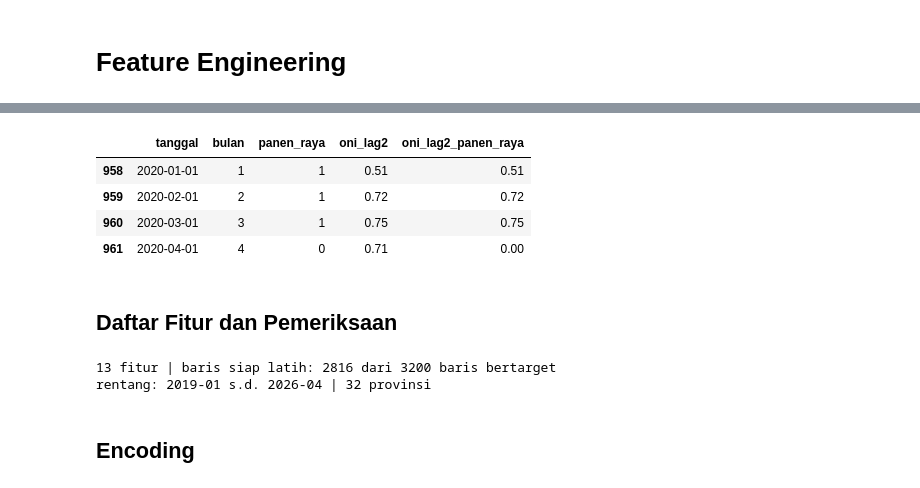
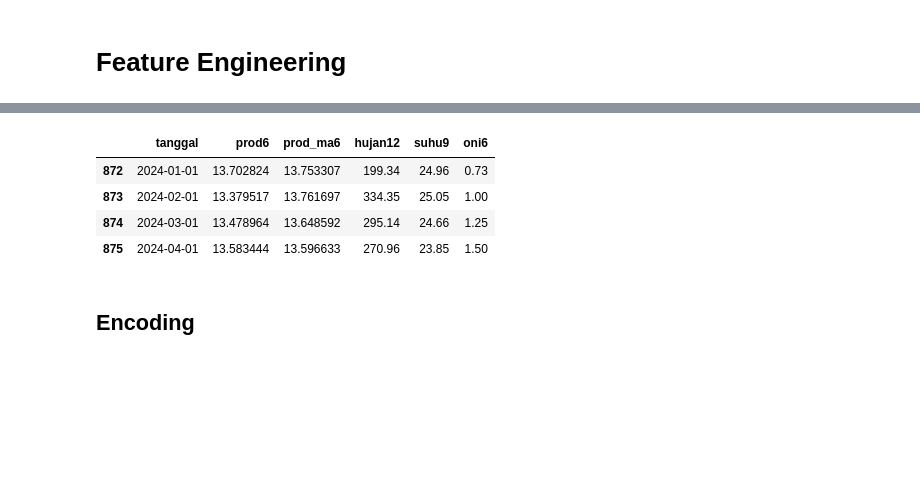
Before and after one commit to HaikalFrds/Indonesia_Rice_Early_Warning, a Jupyter notebook: notebooks/main.ipynb, the cells around one changed output, grey strips where cells are left out. Drawn from its saved outputs; the diff is of its cells as text; code cells hidden in the pictures; blank space fills up the shorter version.

```diff
--- a/notebooks/main.ipynb
+++ b/notebooks/main.ipynb
@@ -509,6 +590,5 @@ model.loc[CONTOH, ["tanggal", "curah_hujan_mm", "hujan3"]].head(4)
 # %%
-model["produksi_lag6"] = lag("produksi_realisasi", LAG_PRODUKSI)
-model["produksi_lag12"] = lag("produksi_realisasi", 12)
+model["vol6"] = model.groupby("provinsi").lharga.transform(lambda s: s.diff().rolling(6).std())
 
-model.loc[CONTOH, KOLOM_CONTOH + ["produksi_lag6", "produksi_lag12"]].head(4)
+model.loc[CONTOH, ["tanggal", "ret1", "vol6"]].head(4)
 # %% [output]
@@ -522,8 +611,6 @@ model.loc[CONTOH, KOLOM_CONTOH + ["produksi_lag6", "produksi_lag12"]].head(4)
 # %%
-model["produksi_rata6_lag6"] = (model.groupby("provinsi").produksi_realisasi
-                                .transform(lambda s: s.rolling(6).mean())
-                                .groupby(model.provinsi).shift(LAG_PRODUKSI))
-model["rasio_lag12_rata6"] = model.produksi_lag12 / model.produksi_rata6_lag6
+model["ret1_nas"] = model.groupby("tanggal").ret1.transform("mean")
+model["ret3_nas"] = model.groupby("tanggal").ret3.transform("mean")
 
-model.loc[CONTOH, KOLOM_CONTOH + ["produksi_rata6_lag6", "rasio_lag12_rata6"]].head(4)
+model.loc[CONTOH, ["tanggal", "ret1", "ret1_nas", "ret3", "ret3_nas"]].head(4)
 # %% [output]
@@ -537,9 +628,5 @@ model.loc[CONTOH, KOLOM_CONTOH + ["produksi_rata6_lag6", "rasio_lag12_rata6"]].h
 # %%
-model["hujan3_lag3"] = lag("hujan3", 3)
-model["hujan3_lag4"] = lag("hujan3", 4)
-model["hujan_lag1"] = lag("curah_hujan_mm", 1)
-model["suhu_lag1"] = lag("suhu_rata_c", 1)
-model["suhu_lag2"] = lag("suhu_rata_c", 2)
+model["jarak_ma12"] = model.lharga - gulir("lharga", 12, "mean")
 
-model.loc[CONTOH, ["tanggal", "hujan3_lag3", "hujan3_lag4", "suhu_lag1", "suhu_lag2"]].head(4)
+model.loc[CONTOH, ["tanggal", TARGET, "jarak_ma12"]].head(4)
 # %% [output]
@@ -553,6 +646,5 @@ model.loc[CONTOH, ["tanggal", "hujan3_lag3", "hujan3_lag4", "suhu_lag1", "suhu_l
 # %%
-model["oni_lag1"] = lag("oni", 1)
-model["oni_lag2"] = lag("oni", 2)
+model["selisih_mutu"] = (model.harga_super_1 - model[TARGET]) / model[TARGET]
 
-model.loc[CONTOH, ["tanggal", "oni", "oni_lag1", "oni_lag2"]].head(4)
+model.loc[CONTOH, ["tanggal", TARGET, "harga_super_1", "selisih_mutu"]].head(4)
 # %% [output]
@@ -566,29 +666,25 @@ model.loc[CONTOH, ["tanggal", "oni", "oni_lag1", "oni_lag2"]].head(4)
 # %%
-model["panen_raya"] = model.bulan.isin([1, 2, 3]).astype(int)
-model["oni_lag2_panen_raya"] = model.oni_lag2 * model.panen_raya
+def anomali(kolom):
+    s = np.log1p(model[kolom])
+    g = s.groupby([model.provinsi, model.bulan])
+    return (s - g.transform("mean")) / g.transform("std")
 
-model.loc[CONTOH, ["tanggal", "bulan", "panen_raya", "oni_lag2", "oni_lag2_panen_raya"]].head(4)
+
+model["a_prod"] = anomali("produksi_padi_ton_gkg")
+model["prod6"] = lag("a_prod", 6)
+model["prod_ma6"] = gulir("a_prod", 6, "mean").groupby(model.provinsi).shift(6)
+model["hujan12"] = lag("curah_hujan_mm", 12)
+model["suhu9"] = lag("suhu_rata_c", 9)
+model["oni6"] = lag("oni", 6)
+model["oni9"] = lag("oni", 9)
+
+model.loc[CONTOH, ["tanggal", "prod6", "prod_ma6", "hujan12", "suhu9", "oni6"]].head(4)
 # %% [output]
-|  | tanggal | bulan | panen_raya | oni_lag2 | oni_lag2_panen_raya |
-| 958 | 2020-01-01 | 1 | 1 | 0.51 | 0.51 |
-| 959 | 2020-02-01 | 2 | 1 | 0.72 | 0.72 |
-| 960 | 2020-03-01 | 3 | 1 | 0.75 | 0.75 |
-| 961 | 2020-04-01 | 4 | 0 | 0.71 | 0.00 |
+|  | tanggal | prod6 | prod_ma6 | hujan12 | suhu9 | oni6 |
+| 872 | 2024-01-01 | 13.702824 | 13.753307 | 199.34 | 24.96 | 0.73 |
+| 873 | 2024-02-01 | 13.379517 | 13.761697 | 334.35 | 25.05 | 1.00 |
+| 874 | 2024-03-01 | 13.478964 | 13.648592 | 295.14 | 24.66 | 1.25 |
+| 875 | 2024-04-01 | 13.583444 | 13.596633 | 270.96 | 23.85 | 1.50 |
-# %% [markdown]
-## Daftar Fitur dan Pemeriksaan
-# %%
-FITUR = ["produksi_lag6", "produksi_lag12", "produksi_rata6_lag6", "rasio_lag12_rata6",
-         "hujan3_lag3", "hujan3_lag4", "hujan_lag1", "suhu_lag1", "suhu_lag2",
-         "oni_lag1", "oni_lag2", "oni_lag2_panen_raya", "panen_raya"]
-
-siap = model.dropna(subset=FITUR + ["produksi_realisasi"])
-print(f"{len(FITUR)} fitur | baris siap latih: {len(siap)} dari "
-      f"{model.produksi_realisasi.notna().sum()} baris bertarget")
-print(f"rentang: {siap.tanggal.min():%Y-%m} s.d. {siap.tanggal.max():%Y-%m} | "
-      f"{siap.provinsi.nunique()} provinsi")
-# %% [output]
-13 fitur | baris siap latih: 2816 dari 3200 baris bertarget
-rentang: 2019-01 s.d. 2026-04 | 32 provinsi
 # %% [markdown]
 ## Encoding
 # %%
```
Also changed, not shown: parts of 69 cells of this notebook.
